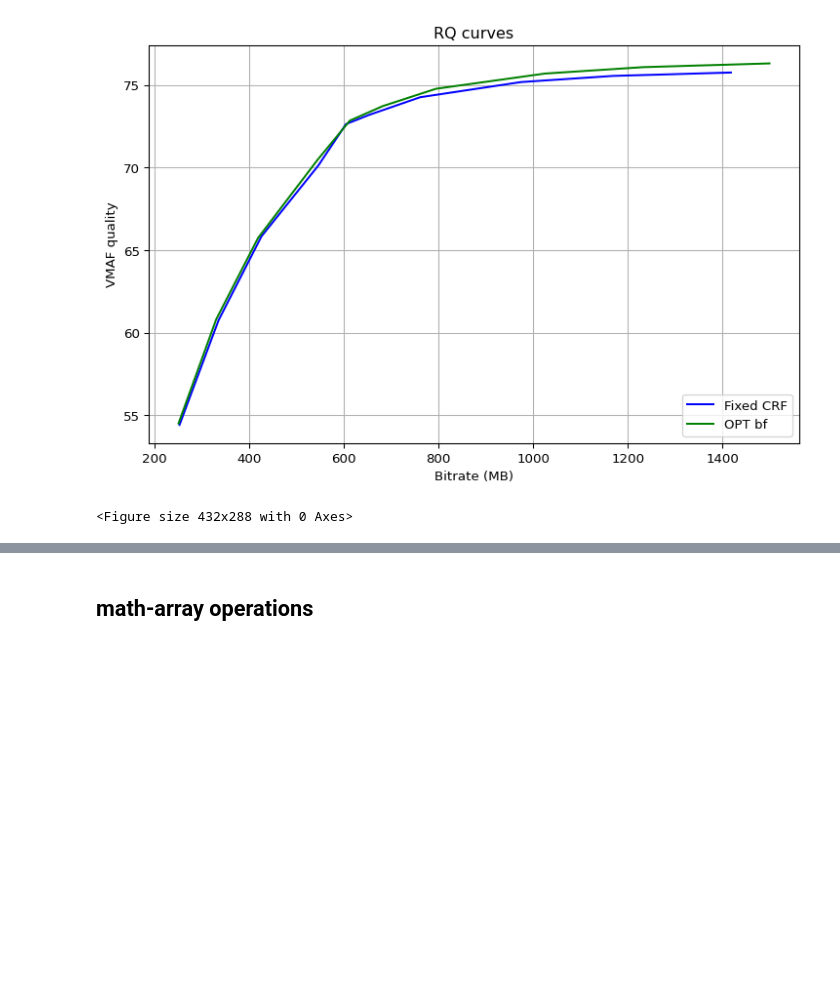
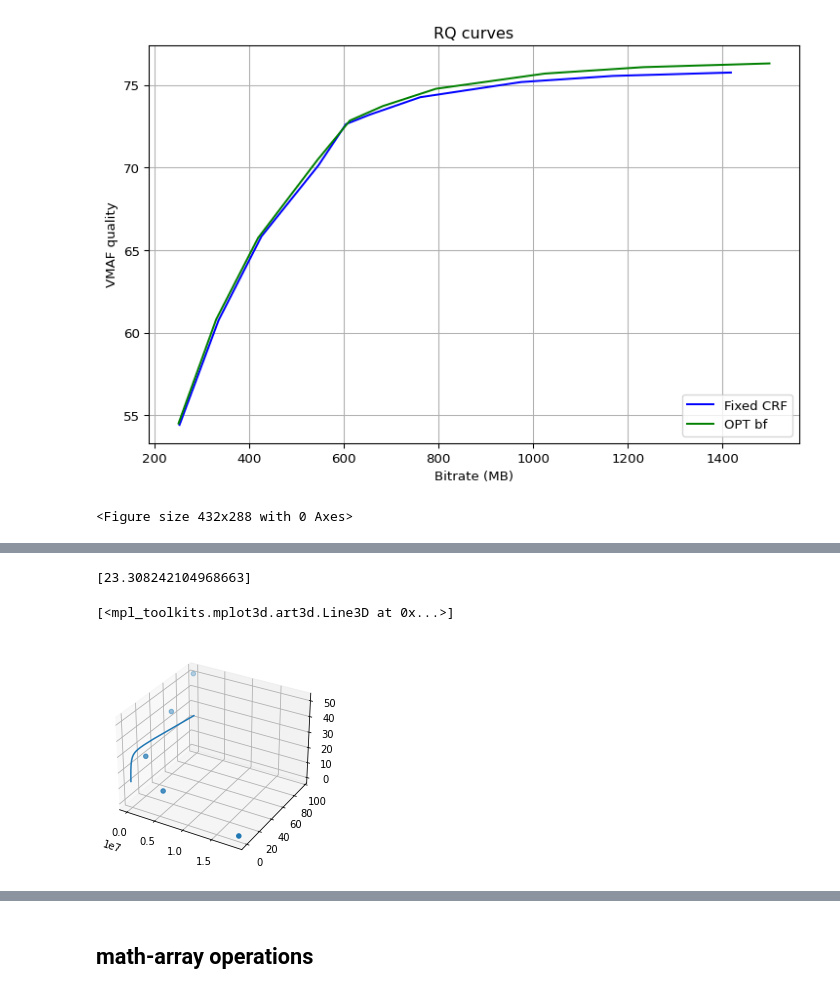
Before and after one commit to CheminDavide/Dynopt, a Jupyter notebook: testing.ipynb, the cells around one changed output, grey strips where cells are left out. Saved outputs shown, nothing was run; the diff lists cells and outputs as text; code cells hidden in the pictures; blank space fills up the shorter version.

Commit message:
add: curve fitting code

```diff
--- a/testing.ipynb
+++ b/testing.ipynb
@@ -132,3 +156,34 @@ print(get_vmaf(file,f_ref))
+# %%
+import numpy as np
+from scipy.optimize import curve_fit
+from scipy import interpolate
+from scipy import integrate
+import matplotlib.pyplot as pl
+from mpl_toolkits import mplot3d
+
+def eq_fit(x, a, b, c):
+    return a / (x + b) + c
+def func(data, a, b):
+    return data[:,0]*data[:,1]*a + b
+
+A = np.array([(19,20,24), (10,40,28), (10,50,31)])
+crf = np.array([0, 13, 26, 38, 51])
+rates = np.array([18729544, 5554671, 1085638, 138604, 12974])
+dists = np.array([8.0860000e-03, 1.0444440e+00, 1.2928326e+01, 5.9431145e+01, 9.5521998e+01])
+par, cov = curve_fit(eq_fit, rates, dists)
+xnew = np.linspace(rates[0],rates[-1],52)
+ynew = eq_fit(xnew, *par)
+params, pcov = curve_fit(func, np.array(np.vstack((rates, dists)).T), crf)
+znew = func(np.array(np.vstack((xnew, ynew)).T),*params)
+print(func(np.array([[rates[4],dists[4],None]]),*params))
+ax = pl.figure()
+ax = pl.axes(projection='3d')
+ax.scatter(rates,dists,crf)
+pl.plot(xnew/1000,ynew,znew)
+# %% [output]
+[23.308242104968663]
+[<mpl_toolkits.mplot3d.art3d.Line3D at 0x...>]
+[figure, added]
 # %%
 import numpy as np
 from scipy.optimize import curve_fit
```
Also changed, not shown: parts of 2 cells of this notebook, 9 other files.
